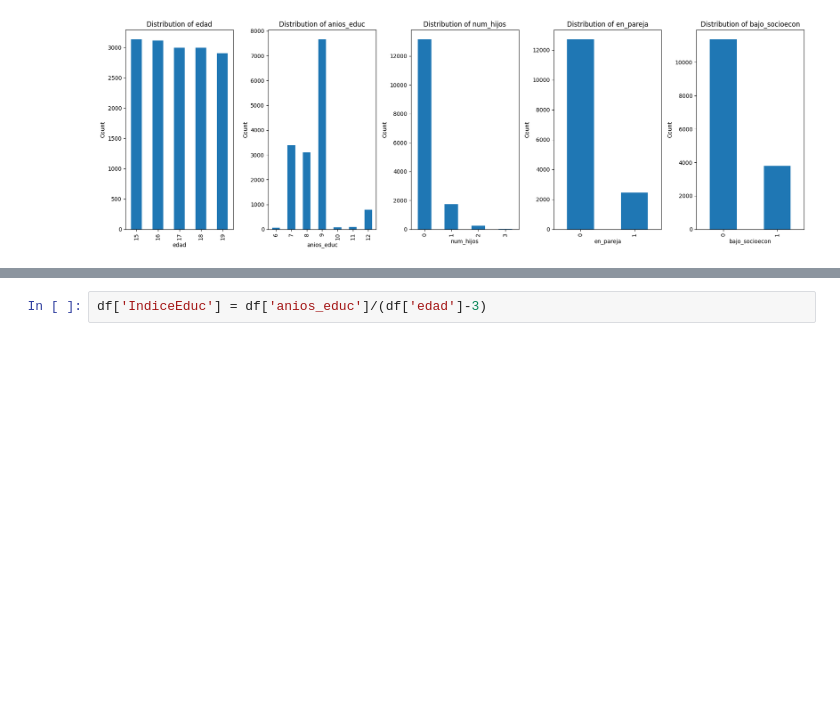
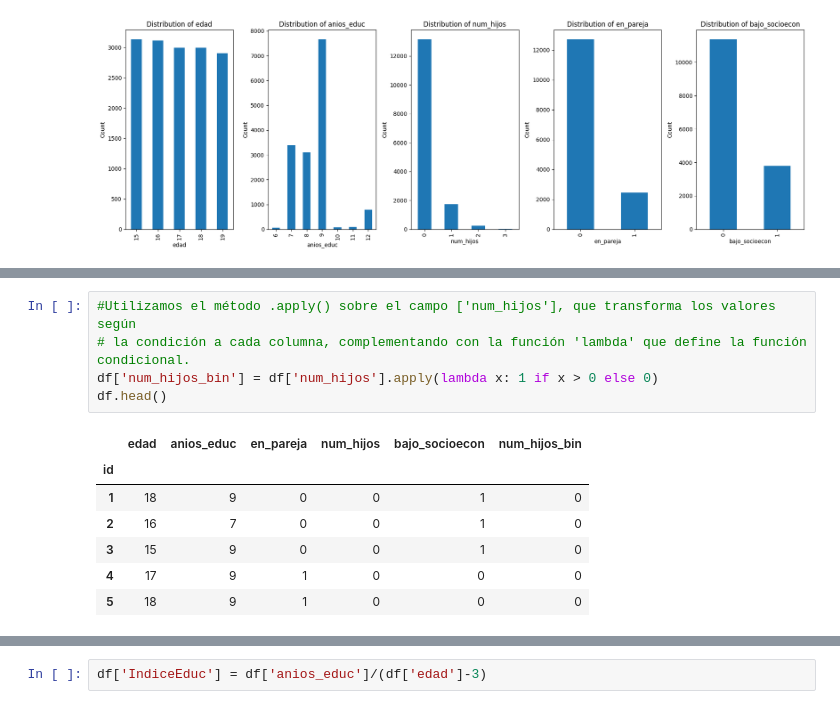
Before and after one commit to gabipalacios/Python, a Jupyter notebook: TFPython2025.ipynb, the cells around one changed output, grey strips where cells are left out. Saved outputs shown, nothing was run; the diff lists cells and outputs as text; blank space fills up the shorter version.

```diff
--- a/TFPython2025.ipynb
+++ b/TFPython2025.ipynb
@@ -206,0 +243,13 @@ sns.heatmap(corr_df, annot=True)
+# %%
+#Utilizamos el método .apply() sobre el campo ['num_hijos'], que transforma los valores según
+# la condición a cada columna, complementando con la función 'lambda' que define la función condicional.
+df['num_hijos_bin'] = df['num_hijos'].apply(lambda x: 1 if x > 0 else 0)
+df.head()
+# %% [output]
+|  | edad | anios_educ | en_pareja | num_hijos | bajo_socioecon | num_hijos_bin |
+| id |  |  |  |  |  |  |
+| 1 | 18 | 9 | 0 | 0 | 1 | 0 |
+| 2 | 16 | 7 | 0 | 0 | 1 | 0 |
+| 3 | 15 | 9 | 0 | 0 | 1 | 0 |
+| 4 | 17 | 9 | 1 | 0 | 0 | 0 |
+| 5 | 18 | 9 | 1 | 0 | 0 | 0 |
```
Also changed, not shown: parts of 20 cells of this notebook.
